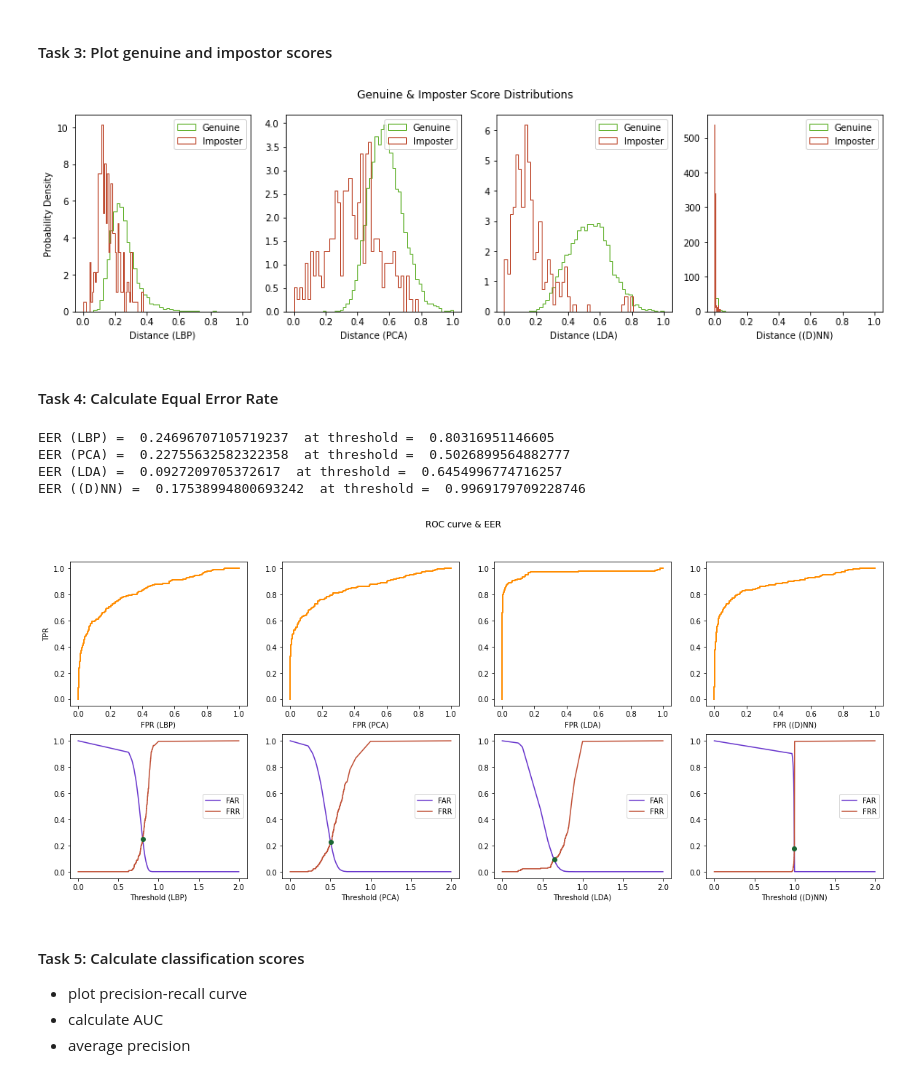
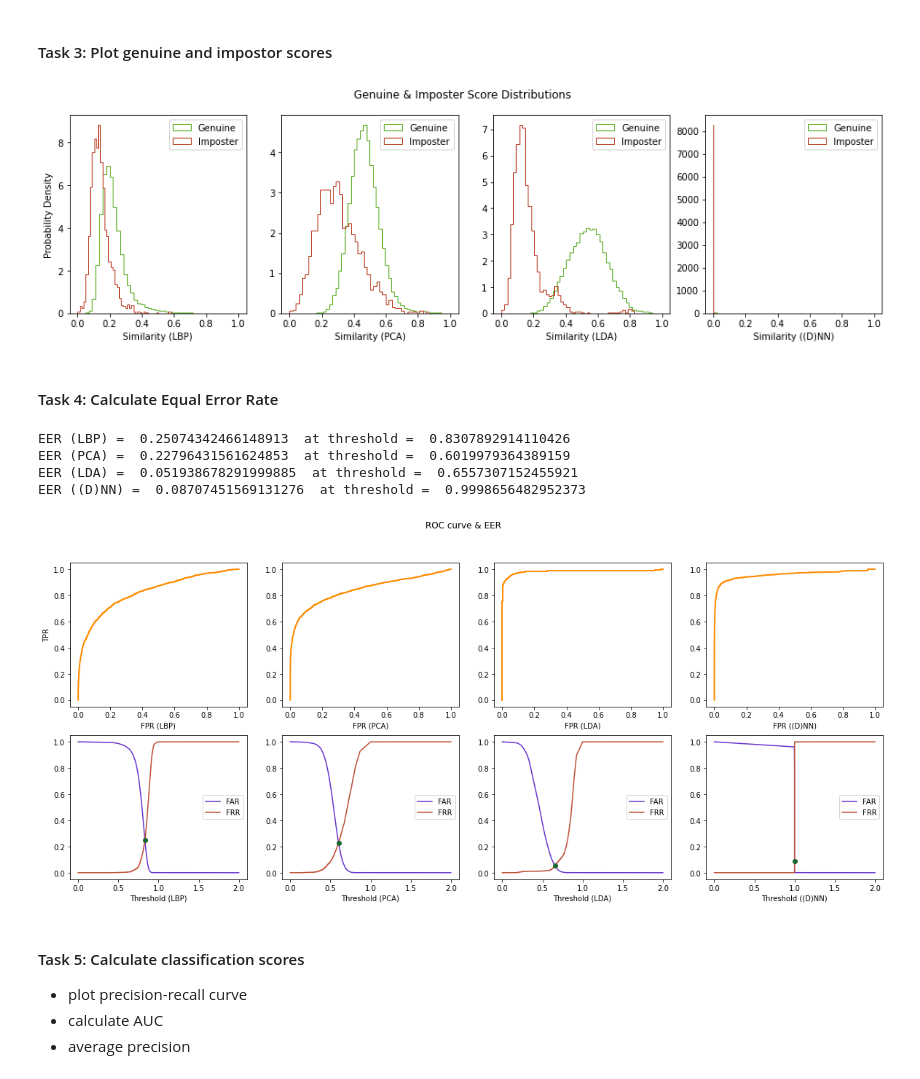
Before and after one commit to BrunoVandekerkhove/biometric-systems, a Jupyter notebook: face_recognition/facial_recognition.ipynb, the cells around one changed output. Cells and saved outputs as stored; diff of their text form; code cells hidden in the pictures.

Commit message:
Evaluation (corrected CMC)

```diff
--- a/face_recognition/facial_recognition.ipynb
+++ b/face_recognition/facial_recognition.ipynb
@@ -379,13 +390,12 @@ ________________________________________________________________________________
 # %%
-from tensorflow.keras.utils import plot_model
 from tensorflow.keras.optimizers import RMSprop, Adam
 from scipy.spatial.distance import euclidean
 import localmodules.siamese as siamese
 from sklearn.metrics import accuracy_score
 
 class SiameseNetworkStrategy(FaceRecognitionStrategy):
-  def __init__(self, faces):
-    super().__init__(faces, "(D)NN")
+  def __init__(self, x_train, y_train, x_test, y_test):
+    super().__init__(x_train, y_train, x_test, y_test, "(D)NN")
     self.encoder, self.model = siamese.create_siamese_model(imshape)
   def fit(self, rms=Adam(), epochs=10):
     x_train_pairs, y_train_pairs = siamese.get_siamese_paired_data(self.x_train, self.y_train)
@@ -416,4 +434,4 @@ Accuracy on the test set: 0.8363636363636363
 # %% [markdown]
 ## 4. Classification in typical biometrics setting
 # %%
-strategies = [LBPStrategy(faces), PCAStrategy(faces), LDAStrategy(faces), SiameseNetworkStrategy(faces)]
+strategies = [strategy(x_train, y_train, x_test, y_test) for strategy in [LBPStrategy, PCAStrategy, LDAStrategy, SiameseNetworkStrategy]]
@@ -423,36 +439,18 @@ strategies = [LBPStrategy(faces), PCAStrategy(faces), LDAStrategy(faces), Siames
 #### Task 1: Compute pair-wise matching scores
 Given the function <em>dist_metric</em> and the vector representations in variable <em>embedded</em>, compute the pairwise distances.
 # %%
-def prepare_evaluation(strategy, embeddings):
-  size = len(embeddings)
-  distances = np.array([strategy.distance(embeddings[i], embeddings[j]) for i in range(size) for j in range(size) if i < j])
-  print("Number of scores = ", distances.shape[0]) # should be 96580 for n_samples = 440, 5995 for 110
-  min_distance = min(distances)
-  scores_normalized = ((distances - min_distance) / (max(distances) - min_distance))
-  similarity_matrix = np.zeros((size,size))
-  similarity_matrix[np.triu_indices(size, k=1)] = 1 - scores_normalized
-  similarity_matrix = similarity_matrix + similarity_matrix.T
-  #print(similarity_matrix)
-  return distances, scores_normalized, similarity_matrix
-
 # Get scores for different strategies
 import os.path
-RECOMPUTE = False # Set to true if starting from scratch
-sample = x_test # sample to evaluate
-targets = y_test # correct targets for sample
+RECOMPUTE = True # Set to true if starting from scratch
 scores_dict = {}
 for strategy in strategies:
   scores_file = './scores/scores_' + strategy.name + '.p'
   if not RECOMPUTE and os.path.isfile(scores_file):
     pickle_file = open(scores_file, "rb")
-    (distances, scores, similarity_matrix)= pickle.load(pickle_file)
+    (genuine_id, distances, scores, matrix) = pickle.load(pickle_file)
   else:
     strategy.fit()
-    (distances, scores, similarity_matrix) = prepare_evaluation(strategy, strategy.describe(sample))
+    (genuine_id, distances, scores, matrix) = strategy.test_scores()
     pickle_file = open(scores_file, "wb")
-    pickle.dump((distances, scores, similarity_matrix), pickle_file)
-  scores_dict[strategy.name] = (distances, scores, similarity_matrix)
-
-# Create a mask for those scores that are for the same person
-size = len(sample)
-genuine_id = np.array([1 if targets[i] == targets[j] else 0 for i in range(size) for j in range(size) if i < j])
+    pickle.dump((genuine_id, distances, scores, matrix), pickle_file)
+  scores_dict[strategy.name] = (genuine_id, distances, scores, matrix)
@@ -516,7 +534,7 @@ figure.suptitle('F1 / Accuracy Curves')
 
 i = 0
 for strategy in strategies:
-  (distances, scores_normalized, similarity_matrix) = scores_dict[strategy.name]
+  (genuine_id, distances, _, _) = scores_dict[strategy.name]
   # variable thresholds
   max_t = sorted(distances)[len(distances)//10*9]
   thresholds = np.linspace(0.0, max_t, 100).tolist()
@@ -542,22 +560,22 @@ In contrast with the first assignment one can visually see a drop in accuracy du
 # %%
 kwargs = dict(histtype='step', density=True, bins=45) # bins=45
 figure, axes = plt.subplots(ncols=len(strategies), figsize=(16,4))
 figure.suptitle('Genuine & Imposter Score Distributions')
 
 i = 0
 for strategy in strategies:
-  (distances, scores_normalized, similarity_matrix) = scores_dict[strategy.name]
-  axes[i].hist(scores_normalized[genuine_id < 1], color=(0.4,0.7,0.2), label='Genuine', **kwargs)
-  axes[i].hist(scores_normalized[genuine_id > 0], color=(0.75,0.3,0.2), label='Imposter', **kwargs)
+  (genuine_id, _, scores, _) = scores_dict[strategy.name]
+  axes[i].hist(scores[genuine_id < 1], color=(0.4,0.7,0.2), label='Genuine', **kwargs)
+  axes[i].hist(scores[genuine_id > 0], color=(0.75,0.3,0.2), label='Imposter', **kwargs)
   if i == 0:
     axes[i].set(ylabel='Probability Density')
-  axes[i].set(xlabel='Distance (' + strategy.name + ')')
+  axes[i].set(xlabel='Similarity (' + strategy.name + ')')
   axes[i].legend()
   i = i + 1
 
 plt.show()
 # %% [output]
-[figure, old version]
+[figure, new version]
 # %% [markdown]
 #### Task 4: Calculate Equal Error Rate
 # %%
@@ -568,8 +586,8 @@ figure.suptitle('ROC curve & EER')
 
 i = 0
 for strategy in strategies:
-  (distances, scores_normalized, similarity_matrix) = scores_dict[strategy.name]
-  fpr, tpr, thresholds = roc_curve(genuine_id, 1 - scores_normalized)
+  (genuine_id, _, scores, _) = scores_dict[strategy.name]
+  fpr, tpr, thresholds = roc_curve(genuine_id, 1 - scores)
   axes[0][i].plot(fpr, tpr, color='darkorange', lw=2)
   if i == 0:
     axes[0][i].set(ylabel='TPR')
@@ -587,11 +605,11 @@ for strategy in strategies:
 
 plt.show()
 # %% [output]
-EER (LBP) =  0.24696707105719237  at threshold =  0.80316951146605
-EER (PCA) =  0.22755632582322358  at threshold =  0.5026899564882777
-EER (LDA) =  0.0927209705372617  at threshold =  0.6454996774716257
-EER ((D)NN) =  0.17538994800693242  at threshold =  0.9969179709228746
+EER (LBP) =  0.25074342466148913  at threshold =  0.8307892914110426
+EER (PCA) =  0.22796431561624853  at threshold =  0.6019979364389159
+EER (LDA) =  0.051938678291999885  at threshold =  0.6557307152455921
+EER ((D)NN) =  0.08707451569131276  at threshold =  0.9998656482952373
-[figure, old version]
+[figure, new version]
 # %% [markdown]
 #### Task 5: Calculate classification scores
 * plot precision-recall curve
```
Also changed, not shown: parts of 15 cells of this notebook.
